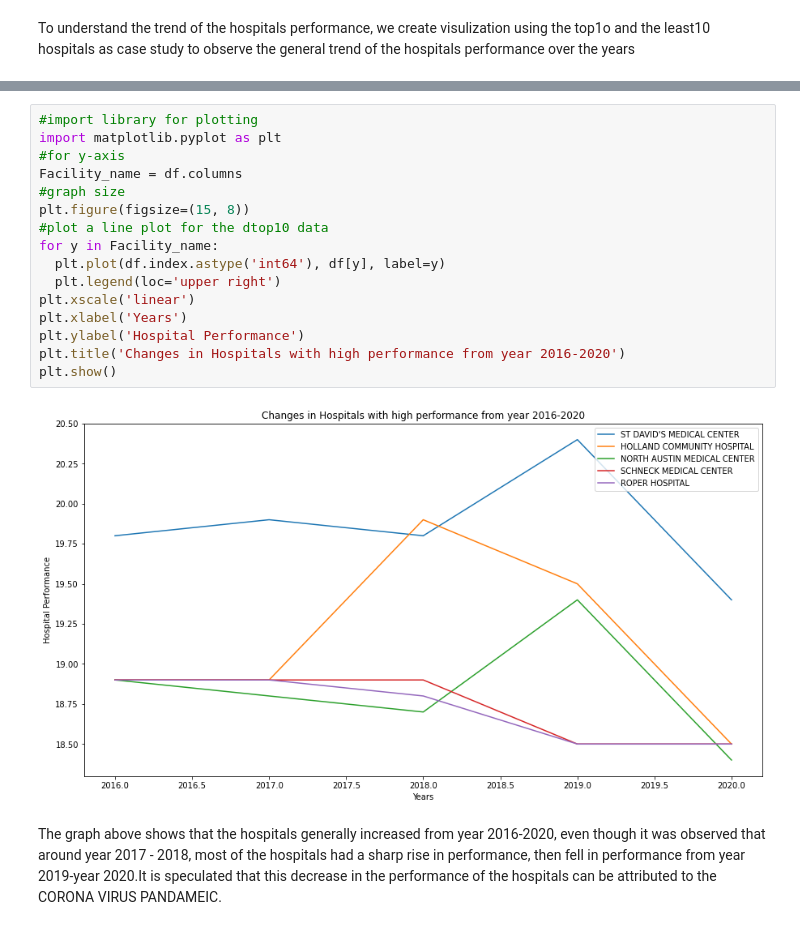
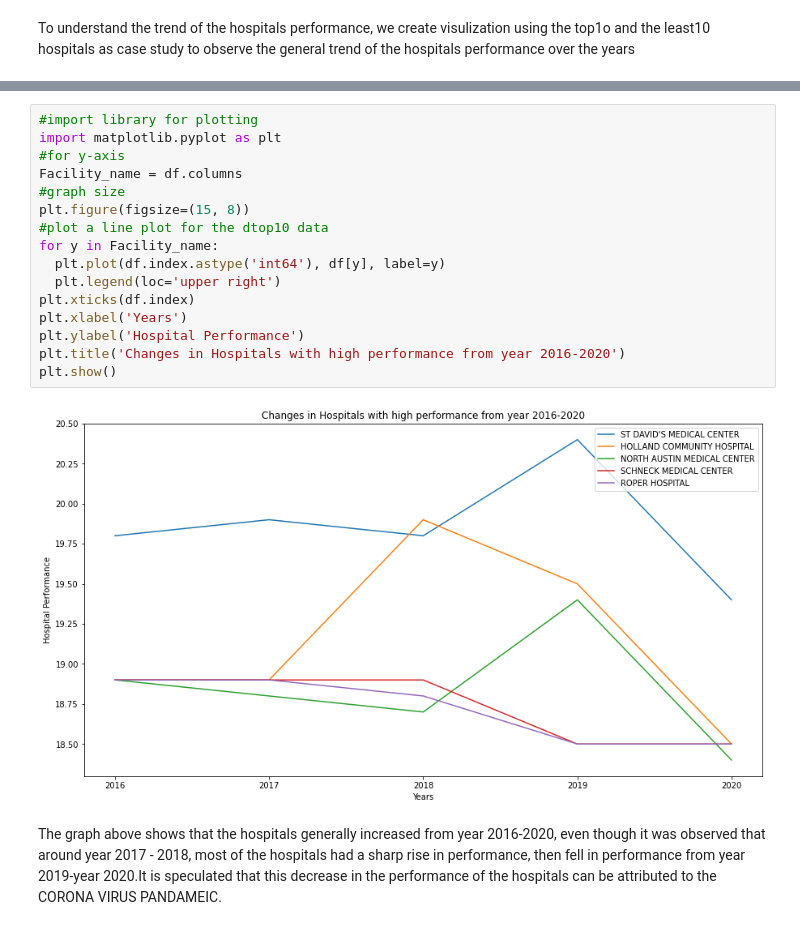
Before and after one commit to Heartz00/TEAM-JUPYTER, a Jupyter notebook: Analyzed_dataset.ipynb, the cells around one changed output, grey strips where cells are left out. Saved outputs shown, nothing was run; the diff lists cells and outputs as text.

```diff
--- a/Analyzed_dataset.ipynb
+++ b/Analyzed_dataset.ipynb
@@ -853,21 +853,21 @@ df
 # %%
 #import library for plotting
 import matplotlib.pyplot as plt
 #for y-axis
 Facility_name = df.columns
 #graph size
 plt.figure(figsize=(15, 8))
 #plot a line plot for the dtop10 data
 for y in Facility_name:
   plt.plot(df.index.astype('int64'), df[y], label=y)
   plt.legend(loc='upper right')
-plt.xscale('linear')
+plt.xticks(df.index)
 plt.xlabel('Years')
 plt.ylabel('Hospital Performance')
 plt.title('Changes in Hospitals with high performance from year 2016-2020')
 plt.show()
 # %% [output]
-[figure, old version]
+[figure, new version]
 # %% [markdown]
 The graph above shows that the hospitals generally increased from year 2016-2020, even though it was observed that around year 2017 - 2018, most of the hospitals had a sharp rise in performance, then fell in performance from year 2019-year 2020.It is speculated that this decrease in the performance of the hospitals can be attributed to the CORONA VIRUS PANDAMEIC.
 # %% [markdown]
```
Also changed, not shown: parts of 8 cells of this notebook.
